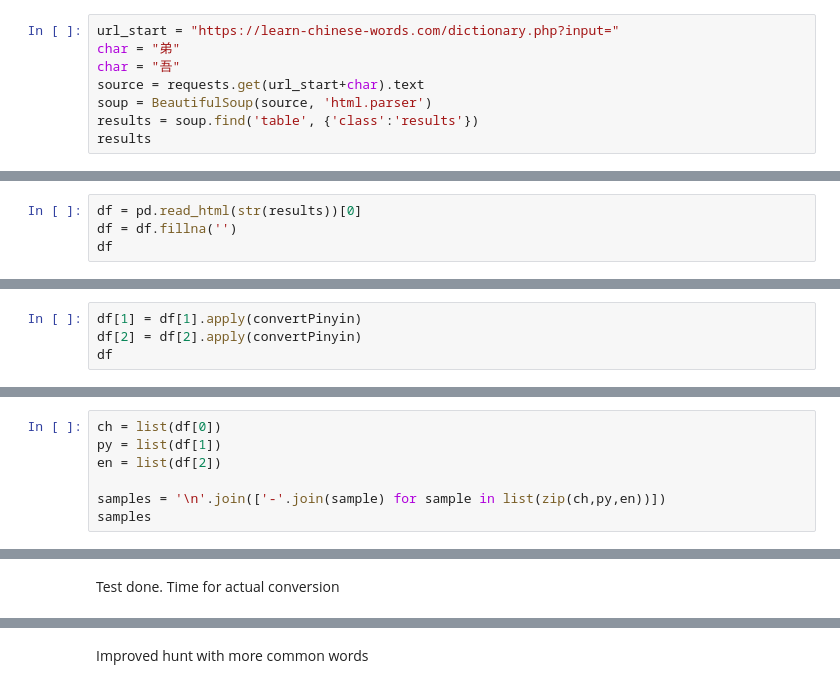
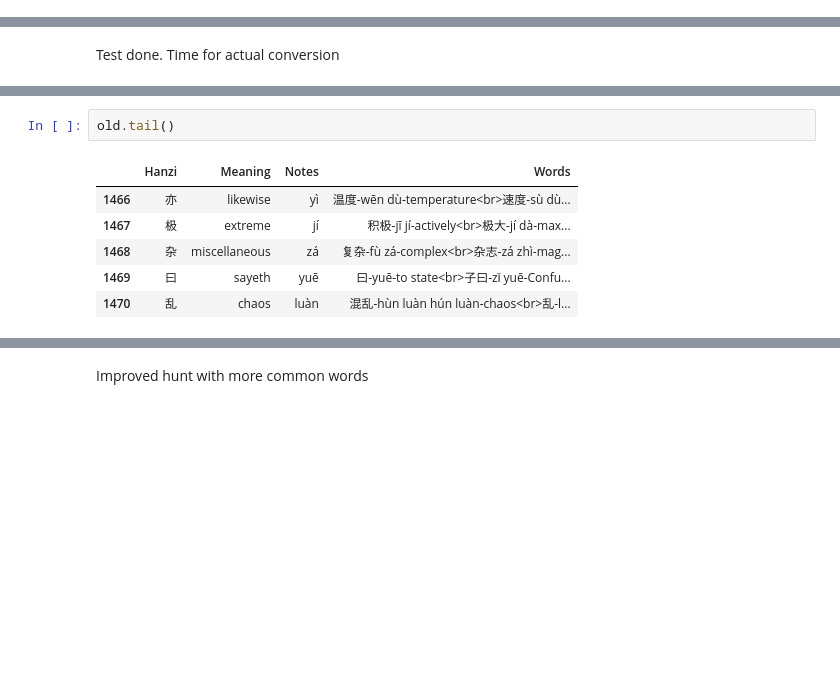
Before and after one commit to Tclack88/misc-analysis, a Jupyter notebook: mandarin_frequency_analysis/pinyin_conversion.ipynb, the cells around one changed output, grey strips where cells are left out. Saved outputs shown, nothing was run; the diff lists cells and outputs as text; blank space fills up the shorter version.

```diff
--- a/mandarin_frequency_analysis/pinyin_conversion.ipynb
+++ b/mandarin_frequency_analysis/pinyin_conversion.ipynb
@@ -9,8 +4,0 @@ import pandas as pd
-# %%
-url_start = "https://learn-chinese-words.com/dictionary.php?input="
-char = "弟"
-char = "吾"
-source = requests.get(url_start+char).text
-soup = BeautifulSoup(source, 'html.parser')
-results = soup.find('table', {'class':'results'})
-results
@@ -33,4 +4,0 @@ results
-# %%
-df = pd.read_html(str(results))[0]
-df = df.fillna('')
-df
@@ -77,7 +33,3 @@ def convertPinyin(s):
 print(convertPinyin('Ni3 hao3 ma0?'))
 # %% [output]
 Nǐ hǎo ma?
-# %%
-df[1] = df[1].apply(convertPinyin)
-df[2] = df[2].apply(convertPinyin)
-df
@@ -99,7 +35,0 @@ df
-# %%
-ch = list(df[0])
-py = list(df[1])
-en = list(df[2])
-
-samples = '\n'.join(['-'.join(sample) for sample in list(zip(ch,py,en))])
-samples
@@ -235,0 +109,9 @@ old['Words'] = old['Hanzi'].apply(get_example_words)
+# %%
+old.tail()
+# %% [output]
+|  | Hanzi | Meaning | Notes | Words |
+| 1466 | 亦 | likewise | yì | 温度-wēn dù-temperature<br>速度-sù dù... |
+| 1467 | 极 | extreme | jí | 积极-jī jí-actively<br>极大-jí dà-max... |
+| 1468 | 杂 | miscellaneous | zá | 复杂-fù zá-complex<br>杂志-zá zhì-mag... |
+| 1469 | 曰 | sayeth | yuē | 曰-yuē-to state<br>子曰-zǐ yuē-Confu... |
+| 1470 | 乱 | chaos | luàn | 混乱-hùn luàn hún luàn-chaos<br>乱-l... |
```
Also changed, not shown: parts of 14 cells of this notebook.
